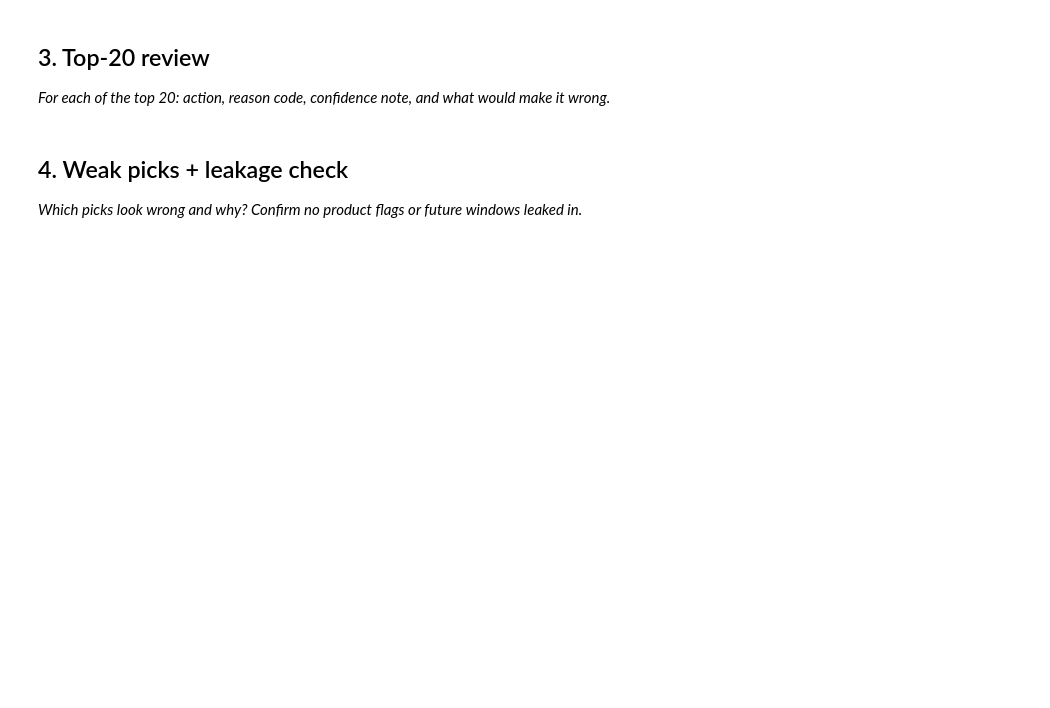
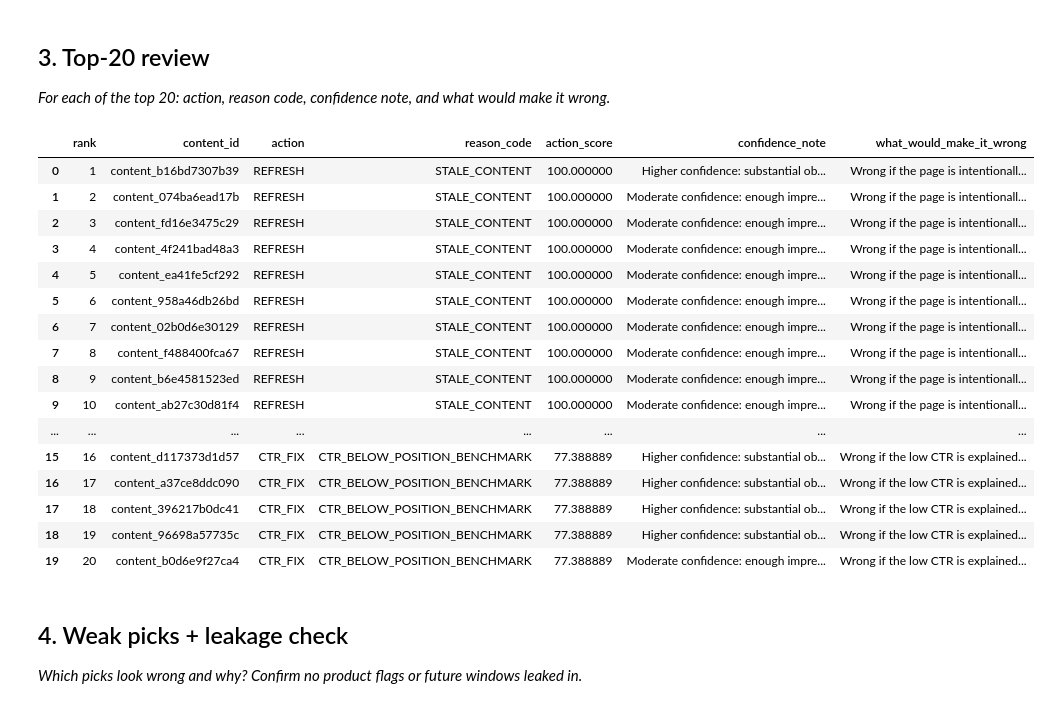
Before and after one commit to PaNavar369/Internship, a Jupyter notebook: work/notebooks/w04_baseline_score.ipynb, the cells around one changed output. Saved outputs shown, nothing was run; the diff lists cells and outputs as text; code cells hidden in the pictures; blank space fills up the shorter version.

```diff
--- a/work/notebooks/w04_baseline_score.ipynb
+++ b/work/notebooks/w04_baseline_score.ipynb
@@ -27,6 +167,77 @@ This skeleton is yours to fill. Work the sections **in order** — each one has
 # %%
 # This cell is for CODE (numbers, a query, a check).
 # Write your text answer in the cell ABOVE this one — typing sentences here breaks Run All.
+# %%
+# Top-20 review
+
+top20 = ranked.head(20).copy()
+
+def confidence_note(row):
+    if row["impressions_90d"] >= 1000:
+        return "Higher confidence: substantial observed search visibility."
+    elif row["impressions_90d"] >= 100:
+        return "Moderate confidence: enough impressions for the CTR benchmark."
+    else:
+        return "Lower confidence: limited search visibility."
+
+def wrong_if(row):
+    if row["reason_code"] == "STALE_CONTENT":
+        return (
+            "Wrong if the page is intentionally evergreen or was recently "
+            "updated outside the measured field."
+        )
+    elif row["reason_code"] == "CTR_BELOW_POSITION_BENCHMARK":
+        return (
+            "Wrong if the low CTR is explained by query mix, SERP features, "
+            "brand effects, or another factor not captured by this baseline."
+        )
+    else:
+        return (
+            "Wrong if an important signal missing from this simple baseline "
+            "should have changed the priority."
+        )
+
+top20["confidence_note"] = top20.apply(
+    confidence_note,
+    axis=1
+)
+
+top20["what_would_make_it_wrong"] = top20.apply(
+    wrong_if,
+    axis=1
+)
+
+top20_review = top20[
+    [
+        "rank",
+        "content_id",
+        "action",
+        "reason_code",
+        "action_score",
+        "confidence_note",
+        "what_would_make_it_wrong"
+    ]
+].copy()
+
+display(top20_review)
+# %% [output]
+|  | rank | content_id | action | reason_code | action_score | confidence_note | what_would_make_it_wrong |
+| 0 | 1 | content_b16bd7307b39 | REFRESH | STALE_CONTENT | 100.000000 | Higher confidence: substantial ob... | Wrong if the page is intentionall... |
+| 1 | 2 | content_074ba6ead17b | REFRESH | STALE_CONTENT | 100.000000 | Moderate confidence: enough impre... | Wrong if the page is intentionall... |
+| 2 | 3 | content_fd16e3475c29 | REFRESH | STALE_CONTENT | 100.000000 | Moderate confidence: enough impre... | Wrong if the page is intentionall... |
+| 3 | 4 | content_4f241bad48a3 | REFRESH | STALE_CONTENT | 100.000000 | Moderate confidence: enough impre... | Wrong if the page is intentionall... |
+| 4 | 5 | content_ea41fe5cf292 | REFRESH | STALE_CONTENT | 100.000000 | Moderate confidence: enough impre... | Wrong if the page is intentionall... |
+| 5 | 6 | content_958a46db26bd | REFRESH | STALE_CONTENT | 100.000000 | Moderate confidence: enough impre... | Wrong if the page is intentionall... |
+| 6 | 7 | content_02b0d6e30129 | REFRESH | STALE_CONTENT | 100.000000 | Moderate confidence: enough impre... | Wrong if the page is intentionall... |
+| 7 | 8 | content_f488400fca67 | REFRESH | STALE_CONTENT | 100.000000 | Moderate confidence: enough impre... | Wrong if the page is intentionall... |
+| 8 | 9 | content_b6e4581523ed | REFRESH | STALE_CONTENT | 100.000000 | Moderate confidence: enough impre... | Wrong if the page is intentionall... |
+| 9 | 10 | content_ab27c30d81f4 | REFRESH | STALE_CONTENT | 100.000000 | Moderate confidence: enough impre... | Wrong if the page is intentionall... |
+| ... | ... | ... | ... | ... | ... | ... | ... |
+| 15 | 16 | content_d117373d1d57 | CTR_FIX | CTR_BELOW_POSITION_BENCHMARK | 77.388889 | Higher confidence: substantial ob... | Wrong if the low CTR is explained... |
+| 16 | 17 | content_a37ce8ddc090 | CTR_FIX | CTR_BELOW_POSITION_BENCHMARK | 77.388889 | Higher confidence: substantial ob... | Wrong if the low CTR is explained... |
+| 17 | 18 | content_396217b0dc41 | CTR_FIX | CTR_BELOW_POSITION_BENCHMARK | 77.388889 | Higher confidence: substantial ob... | Wrong if the low CTR is explained... |
+| 18 | 19 | content_96698a57735c | CTR_FIX | CTR_BELOW_POSITION_BENCHMARK | 77.388889 | Higher confidence: substantial ob... | Wrong if the low CTR is explained... |
+| 19 | 20 | content_b0d6e9f27ca4 | CTR_FIX | CTR_BELOW_POSITION_BENCHMARK | 77.388889 | Moderate confidence: enough impre... | Wrong if the low CTR is explained... |
 # %% [markdown]
 ## 4. Weak picks + leakage check
 
```
Also changed, not shown: parts of 3 cells of this notebook.
